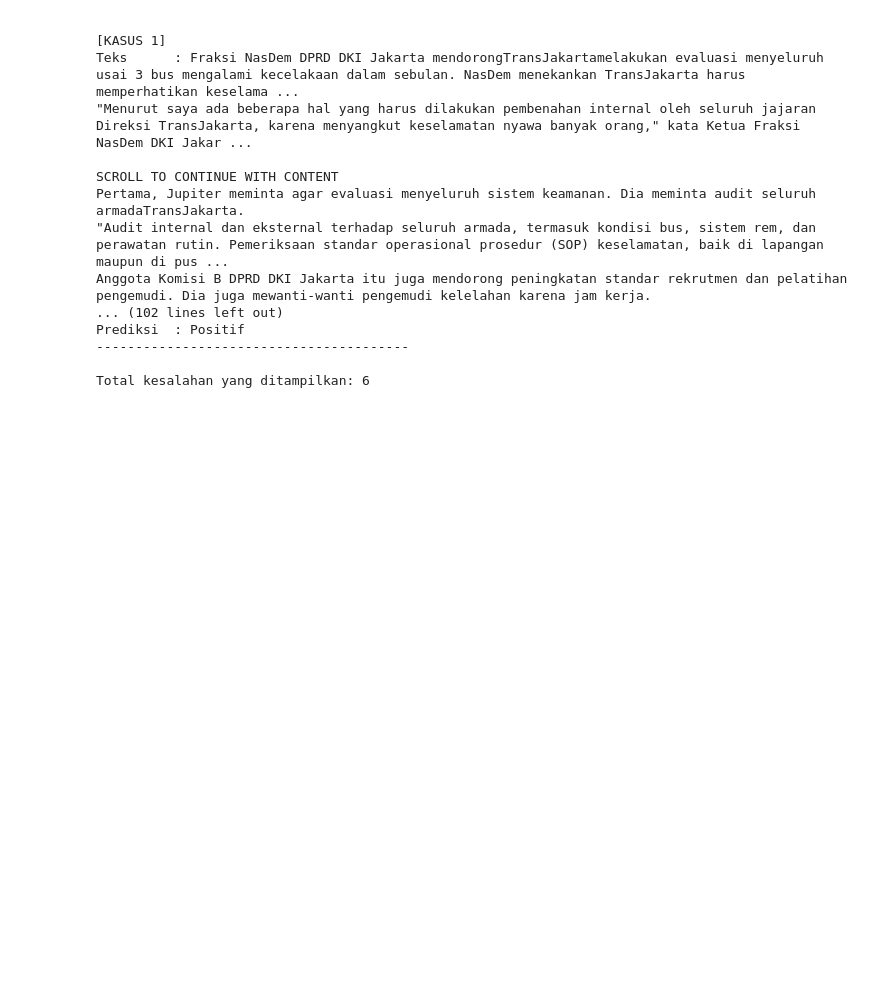
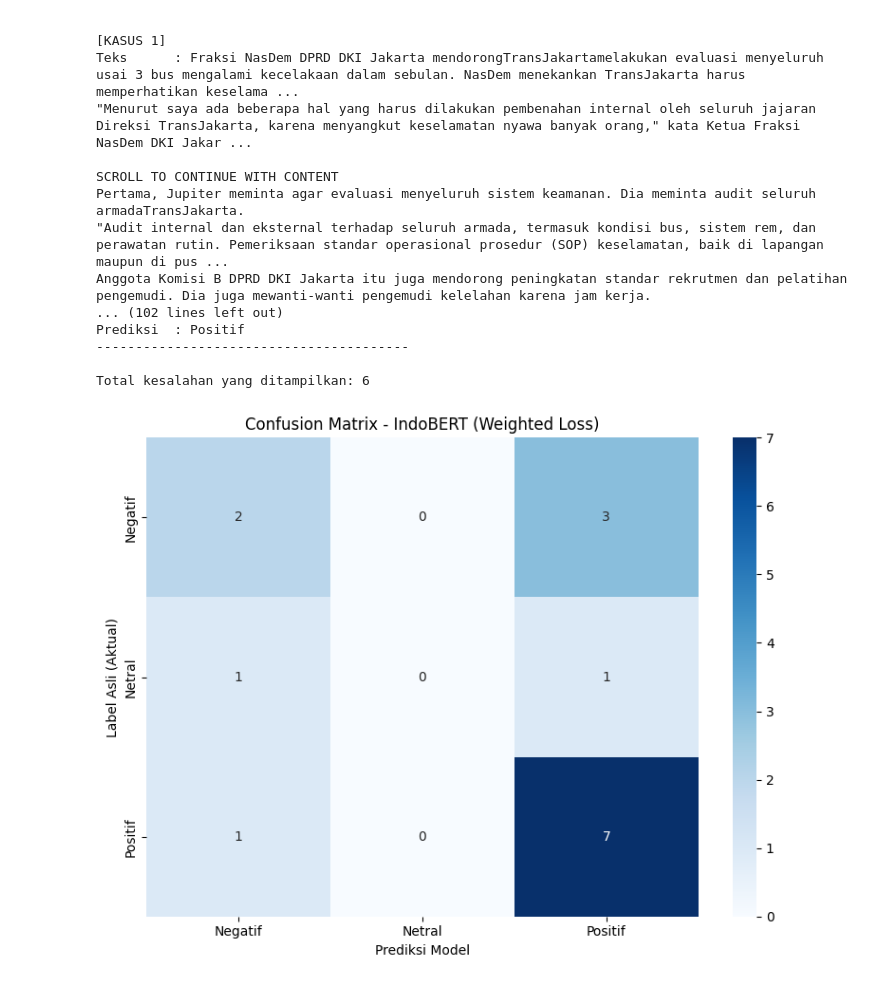
Before and after one commit to Anaaaslagi/ProjectA_TJ-Transjakarta_PBA2025-gasal, a Jupyter notebook: Notebooks/7c_error_analysis.ipynb, the cells around one changed output. Drawn from its saved outputs; the diff is of its cells as text; code cells hidden in the pictures; blank space fills up the shorter version.

Commit message:
add confusion matrix

```diff
--- a/Notebooks/7c_error_analysis.ipynb
+++ b/Notebooks/7c_error_analysis.ipynb
@@ -127,3 +131,22 @@ Prediksi  : Positif
 ----------------------------------------
 
 Total kesalahan yang ditampilkan: 6
+# %%
+# --- 4. PLOT CONFUSION MATRIX ---
+# Label mapping
+labels = ['Negatif', 'Netral', 'Positif']
+
+# Buat Confusion Matrix
+cm = confusion_matrix(test_labels, preds)
+
+# Plotting
+plt.figure(figsize=(8, 6))
+sns.heatmap(cm, annot=True, fmt='d', cmap='Blues', xticklabels=labels, yticklabels=labels)
+plt.xlabel('Prediksi Model')
+plt.ylabel('Label Asli (Aktual)')
+plt.title('Confusion Matrix - IndoBERT (Weighted Loss)')
+plt.tight_layout()
+plt.savefig('confusion_matrix_bert_final.png')
+plt.show()
+# %% [output]
+[figure, added]
```
Also changed, not shown: parts of 1 cell of this notebook.
